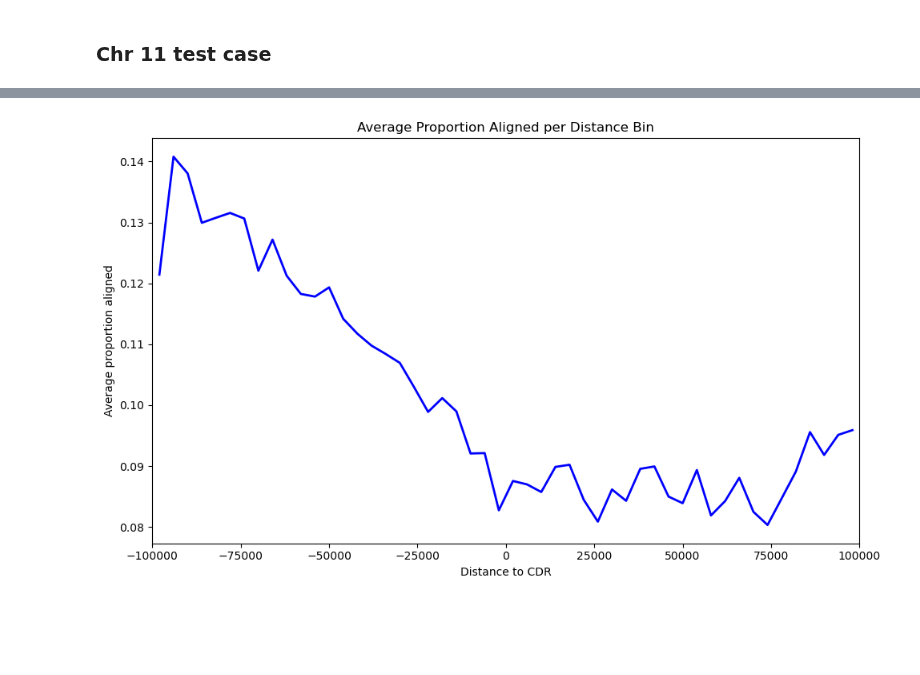
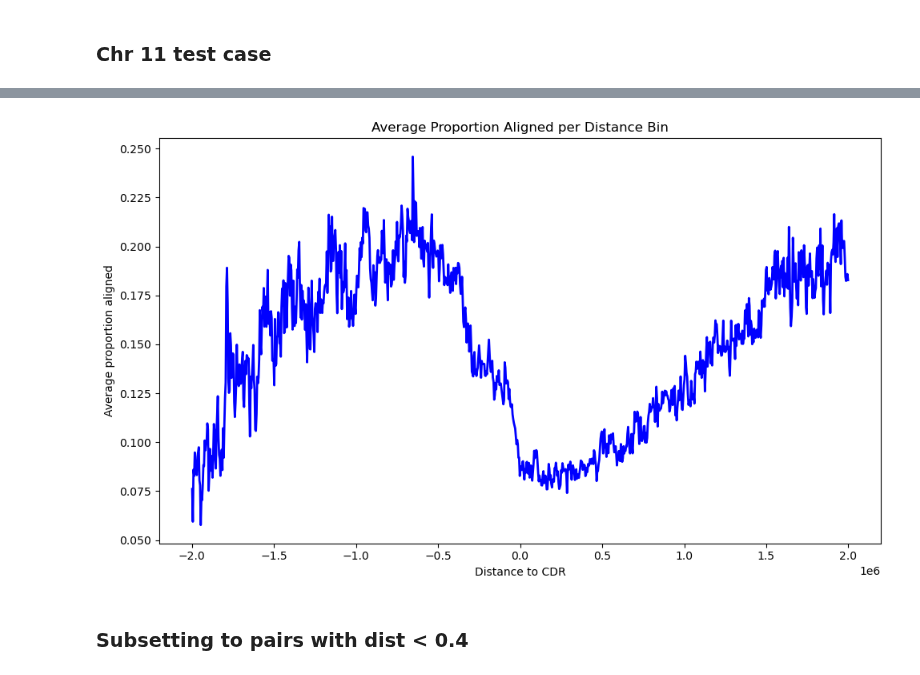
Before and after one commit to miramastoras/centrolign_analysis, a Jupyter notebook: analysis_notes/release2_QC_v2/notebooks/alignability_CDRs.ipynb, the cells around one changed output, grey strips where cells are left out. Saved outputs shown, nothing was run; the diff lists cells and outputs as text; code cells hidden in the pictures; blank space fills up the shorter version.

```diff
--- a/analysis_notes/release2_QC_v2/notebooks/alignability_CDRs.ipynb
+++ b/analysis_notes/release2_QC_v2/notebooks/alignability_CDRs.ipynb
@@ -25,8 +25,8 @@ def read_bedtools_subset(bed_dir):
             bed,
             sep="\t",
             header=None,
-            usecols=[0, 1, 2, 3, 13],   # cols 1,2,3,4,13 (1-based)
-            names=["contig", "start", "end", "prop_aligned", "dist_to_cdr"]
+            usecols=[0, 1, 2, 3, 4, 6, 14],
+            names=["contig", "start", "end", "prop_aligned", "n_pairs", "cdr_start", "dist_to_cdr"]
         )
         df["source_file"] = os.path.basename(bed)  # optional
         dfs.append(df)
@@ -56,34 +43,36 @@ print(df.shape)
 # %%
 import pandas as pd
 import matplotlib.pyplot as plt
 import numpy as np
 
 # Filter invalid distances and restrict to -100k to +100k
 df_plot = df[(df["dist_to_cdr"] != -1) &
-             (df["dist_to_cdr"] >= -100_000) &
-             (df["dist_to_cdr"] <= 100_000)].copy()
+             (df["dist_to_cdr"] >= -2_000_000) &
+             (df["dist_to_cdr"] <= 2_000_000)].copy()
 
 # Define bins
-num_bins = 50
-bins = np.linspace(-100_000, 100_000, num_bins + 1)
+num_bins = 1000
+bins = np.linspace(-2_000_000, 2_000_000, num_bins + 1)
 
 # Bin the distances
 df_plot["bin"] = pd.cut(df_plot["dist_to_cdr"], bins=bins, include_lowest=True)
 
 # Compute average proportion aligned per bin
 bin_avg = df_plot.groupby("bin")["prop_aligned"].mean().reset_index()
 
 # Get bin centers for plotting
 bin_avg["bin_center"] = bin_avg["bin"].apply(lambda x: x.mid)
 
 # Plot
 plt.figure(figsize=(10, 6))
 plt.plot(bin_avg["bin_center"], bin_avg["prop_aligned"], color="blue", linewidth=2)
 plt.xlabel("Distance to CDR")
 plt.ylabel("Average proportion aligned")
 plt.title("Average Proportion Aligned per Distance Bin")
-plt.xlim(-100_000, 100_000)
+#plt.xlim(-100_000, 100_000)
 plt.tight_layout()
 plt.show()
 # %% [output]
-[figure, old version]
+[figure, new version]
+# %% [markdown]
+### Subsetting to pairs with dist < 0.4
```
Also changed, not shown: parts of 3 cells of this notebook, 2 other files.
